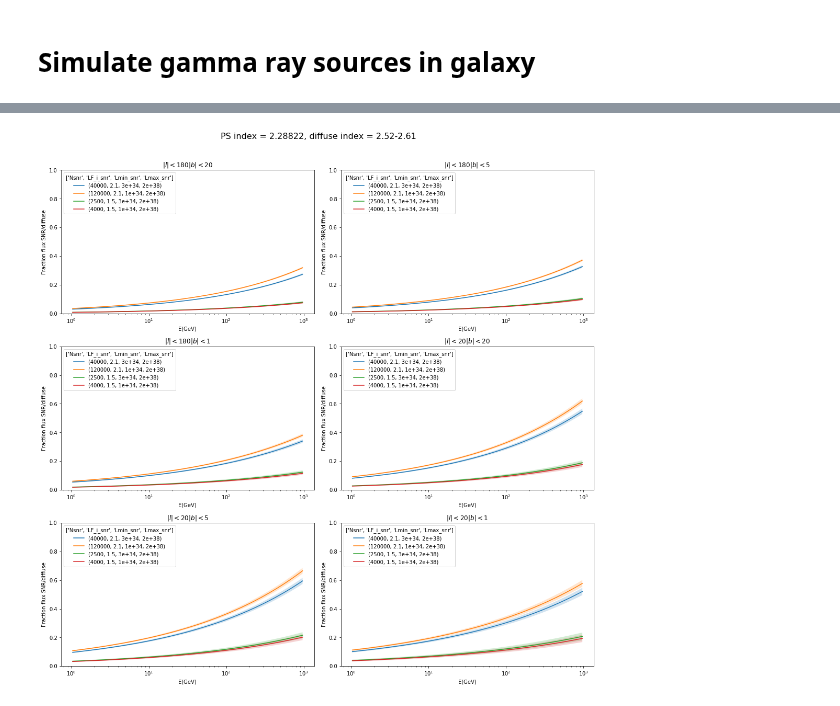
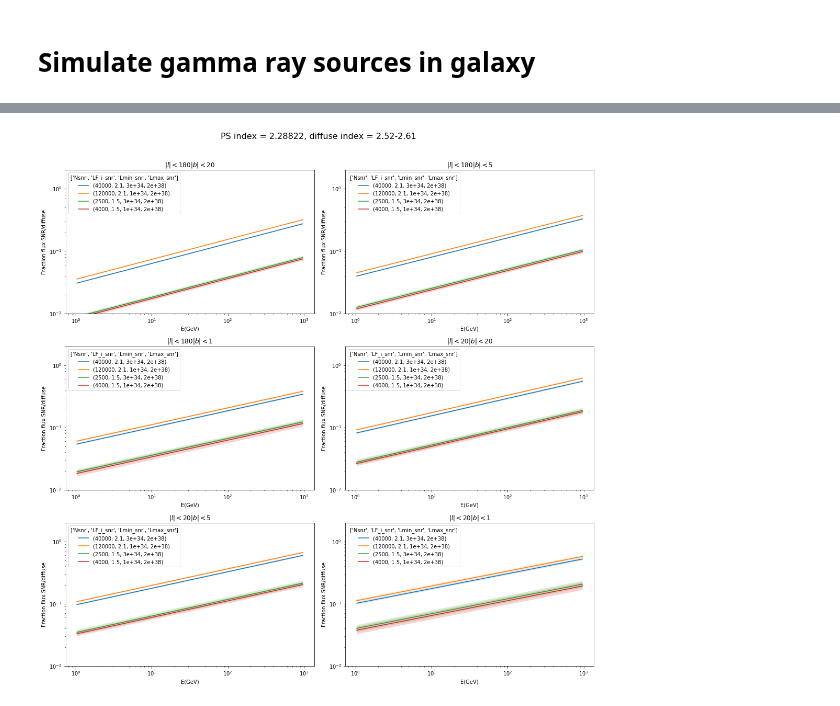
Before and after one commit to martp91/y-rays-UPS, a Jupyter notebook: sim_gamma_sources.ipynb, the cells around one changed output, grey strips where cells are left out. Saved outputs shown, nothing was run; the diff lists cells and outputs as text; code cells hidden in the pictures.

```diff
--- a/sim_gamma_sources.ipynb
+++ b/sim_gamma_sources.ipynb
@@ -158,16 +172,18 @@ def read_datfile(datFile):
             total_gas_err +=datFile[d+'_err']
     return total_gas_spec/deltaE,E_diff,total_gas_err/deltaE
 
-
-dict_files = {}
 spec_diff_lb = []
 diff_index_lb = []
+spec_27_l = []
+spec_dat = []
 plotfunc = lambda E,a,b: b*(E)**-a
 fitfunc = lambda E,a,b: b-a*(E)
 for ilb in lb:
     datfile = open_dat.open_dat('spec_ll_bb/r5_fulldisk_combine_l%s_b%s.dat'%ilb)
     spec,E_diff,error = read_datfile(datfile)
+    spec_dat.append(spec)
     mask_E_diff = E_diff > 2
+    E_diff2 = E_diff
     E_diff = E_diff[mask_E_diff]
     spec = spec[mask_E_diff]
 
@@ -182,7 +198,9 @@ for ilb in lb:
    # plt.loglog(E_diff,E_diff**2*spec,
    #                       marker='.',linestyle='',label=ilb)
     fitted_spec = plotfunc(E,diff_index,10**fit[1]) ##If this is a softer spectra this matters a lot!
+    spec_27 = plotfunc(E,2.7,10**fit[1])
     spec_diff_lb.append(fitted_spec)
+    spec_27_l.append(spec_27)
    # print fit[0]
        # plt.loglog(E,E**2*fitted_spec)
         #plt.legend()
@@ -206,6 +245,7 @@ def source_sim(a=2,N=1000,Lmin=3e34,Lmax=1e40,alpha=alp,beta=bet,H=H,
     z_smpl = rand_z(N,H)
     R_smpl = rand_R(N,alpha,beta)
 
+
     #distances from source to earth, calc flux
     x,y,z = R_smpl*np.cos(phi_smpl),R_smpl*np.sin(phi_smpl),z_smpl
     dist = np.sqrt(((x-x0))**2+((y-y0))**2+(z-z0)**2)
@@ -219,6 +259,16 @@ def source_sim(a=2,N=1000,Lmin=3e34,Lmax=1e40,alpha=alp,beta=bet,H=H,
 
     #histogram for normalization
     hist = np.histogram(flux_data,bins=bins)[0]
+
+    ##Fluxes at different R
+    spec_R_unres = []
+    for rr in R_rings:
+        mask_R = (R_smpl >= rr[0])&(R_smpl < rr[1])
+        total_flux_R = flux_data[mask_R]
+        flux_R_unresolved = np.sum(total_flux_R[total_flux_R<f_t])
+
+        spec_sim_R = norm_spec(intp_3fgl_snr_normed,flux_R_unresolved,dE,mask_E)
+        spec_R_unres.append(spec_sim_R)
 
     #Fluxes at different regions
     dict_flux_lb = {}
@@ -248,7 +298,7 @@ def source_sim(a=2,N=1000,Lmin=3e34,Lmax=1e40,alpha=alp,beta=bet,H=H,
         frac.append(spec_sim/diffuse)
         spec_unres.append(spec_sim)
 
-    return hist,dict_flux_lb,frac,spec_unres
+    return hist,dict_flux_lb,frac,spec_unres,spec_R_unres
 # %%
 #Runs simulation Nsmpl times with N=n.o. sources, normalize to 3fgl sources
 
@@ -262,6 +312,7 @@ def ave_samples(Nsmpl=10,Nsnr=10000,LF_i_snr=1.5,Lmin_snr=1e33,Lmax_snr=4e38,
     hist_snr = np.zeros((Nsmpl,len(bins_mean)))
     frac_snr = []
     spec_snr = []
+    spec_R = []
     if source_class == 'SNR':
         SNR=True
         PSR = False
@@ -273,14 +324,14 @@ def ave_samples(Nsmpl=10,Nsnr=10000,LF_i_snr=1.5,Lmin_snr=1e33,Lmax_snr=4e38,
     for i in range(Nsmpl):
         if i%(Nsmpl/10.)==0 and printstatements:
             print 100*i/float(Nsmpl),"% done"
-        hist_snr[i,:],dict_snr,ifrac_snr,ispec_snr = source_sim(LF_i_snr,Nsnr,Lmin_snr,Lmax_snr,
+        hist_snr[i,:],dict_snr,ifrac_snr,ispec_snr,ispec_R = source_sim(LF_i_snr,Nsnr,Lmin_snr,Lmax_snr,
                                                              alpha,beta,H,SNR=SNR,PSR=PSR,f_t=ft,
                                                              flux_cutoff=flux_cutoff)
 
         fluxes_snr.append(dict_snr['flux100'])
         frac_snr.append(ifrac_snr)
         spec_snr.append(ispec_snr)
-
+        spec_R.append(ispec_R)
     ave_frac_snr = np.average(frac_snr,axis=0)#For a roi a fraction for every E bin
     std_frac_snr = np.std(frac_snr,axis=0)
 
@@ -292,6 +343,9 @@ def ave_samples(Nsmpl=10,Nsnr=10000,LF_i_snr=1.5,Lmin_snr=1e33,Lmax_snr=4e38,
 
     ave_spec_snr = np.average(spec_snr,axis=0)
     std_spec_snr = np.std(spec_snr,axis=0)
+
+    ave_spec_R = np.average(spec_R,axis=0)
+    std_spec_R = np.std(spec_R,axis=0)
 
     mask_complete = (bins_mean > 5e-9)
     counts_snr = np.sum(ave_hist_snr[mask_complete])
@@ -321,7 +375,7 @@ def ave_samples(Nsmpl=10,Nsnr=10000,LF_i_snr=1.5,Lmin_snr=1e33,Lmax_snr=4e38,
         ax1.set_ylabel('Source counts')
         ax1.legend(prop={'size':20})
 
-    return ave_frac_snr,ave_spec_snr,std_frac_snr,std_spec_snr
+    return ave_frac_snr,ave_spec_snr,std_frac_snr,std_spec_snr,ave_spec_R,std_spec_R
 # %%
 ## Fix Nsnr and index LF snr
 ind = 1.7
@@ -377,11 +431,14 @@ options_print = []
 snr_spec = []
 snr_frac_std = []
 snr_spec_std = []
+snr_spec_R = []
+std_snr_spec_R = []
 for op in options:
     N,LF_i,Lmin,Lmax = op
-    ave_frac_snr,ave_spec_snr,std_frac_snr,std_spec_snr = ave_samples(1000,Nsnr=N,LF_i_snr=LF_i,
+    ave_frac_snr,ave_spec_snr,std_frac_snr,std_spec_snr,R_spec,std_R = ave_samples(100,Nsnr=N,LF_i_snr=LF_i,
                                             Lmin_snr=Lmin,Lmax_snr=Lmax,
-                                           plothist=True,printstatements=False,source_class='SNR')
+                                           plothist=False,printstatements=False,source_class='SNR')
+                                                                           #  alpha=1.9,beta=3.98)
    # ave_frac_psr,ave_spec_psr = ave_samples(10,N,LF_i,Lmin,Lmax,source_class='PSR',
    #                                         plothist=True,alpha=a,beta=b,H=h)
     options_print.append(op)
@@ -389,7 +446,8 @@ for op in options:
     snr_spec.append(ave_spec_snr)
     snr_frac_std.append(std_frac_snr)
     snr_spec_std.append(std_spec_snr)
-
+    snr_spec_R.append(R_spec)
+    std_snr_spec_R.append(std_R)
 
 #print snr_frac
 print "done..."
@@ -406,33 +460,33 @@ done...
 # %%
 snr_frac = np.array(snr_frac)
 snr_frac_std = np.array(snr_frac_std)
 fig2 = plt.figure(figsize=(15,20))
 gs2 = gridspec.GridSpec(4,2)
 iE100 = np.argmin(E<100)
 
 for di in range(len(spec_diff_lb)):
    #print "At abs(l,b):",lb[di]
     gsi2 = gridspec.GridSpecFromSubplotSpec(1,1,subplot_spec=gs2[di])
     ax2 = plt.Subplot(fig2,gs2[di])
     for i,sf in enumerate(snr_frac):
         #print options_print[i]
         div = snr_frac[i,di]
-        ax2.semilogx(E,div,label=options_print[i])
+        ax2.loglog(E,div,label=options_print[i])
         ax2.fill_between(E,div-snr_frac_std[i,di],div+snr_frac_std[i,di],alpha=0.2)
         ax2.set_xscale('log',nonposx='clip')
         #print "At %.1f GeV the fraction is %.2f "%(E[iE100],div[iE100])
-    ax2.set_ylim([0.001,1])
+    ax2.set_ylim([0.01,2])
     ax2.set_title(r'$|l| < %s |b| < %s$'%lb[di])
     ax2.set_xlabel('E(GeV)')
     ax2.set_ylabel('Fraction flux SNR/diffuse')
     fig2.add_subplot(ax2)
     plt.legend(loc=2, title=options_labels[0:4])
 ##Plot legend in seperate subplot
 fig2.suptitle(r'PS index = %s, diffuse index = 2.52-2.61'%(snr_index),fontsize=16)
 fig2.tight_layout(rect=[0, 0.03, 1, 0.95])
 plt.savefig('fraction_ps_diffuse_1.pdf')
 # %% [output]
-[figure, old version]
+[figure, new version]
 # %%
 ###Plot the fraction of unresolved/diffuse emission
 snr_spec = np.array(snr_spec)
```
Also changed, not shown: parts of 7 cells of this notebook.
